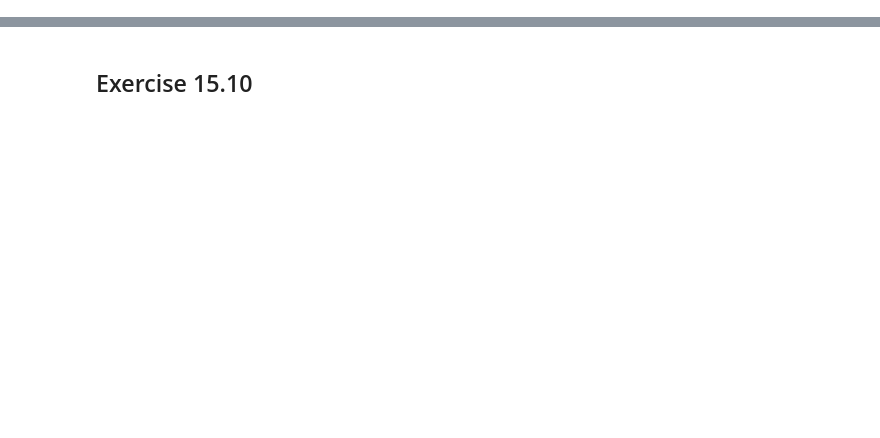
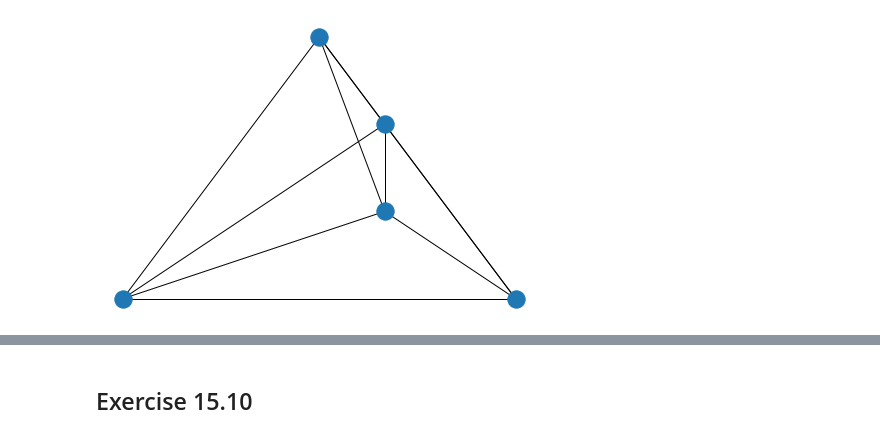
Before and after one commit to Munchic/systems-biology-tutorial, a Jupyter notebook: wk3.ipynb, the cells around one changed output, grey strips where cells are left out. Cells and saved outputs as stored; diff of their text form; code cells hidden in the pictures; blank space fills up the shorter version.

```diff
--- a/wk3.ipynb
+++ b/wk3.ipynb
@@ -0,0 +12,6 @@
+# %%
+graph_2 = nx.complete_graph(5)
+# not planar
+nx.draw(graph_2, pos)
+# %% [output]
+[figure, added]
```
Also changed, not shown: parts of 9 cells of this notebook, 2 other files.
